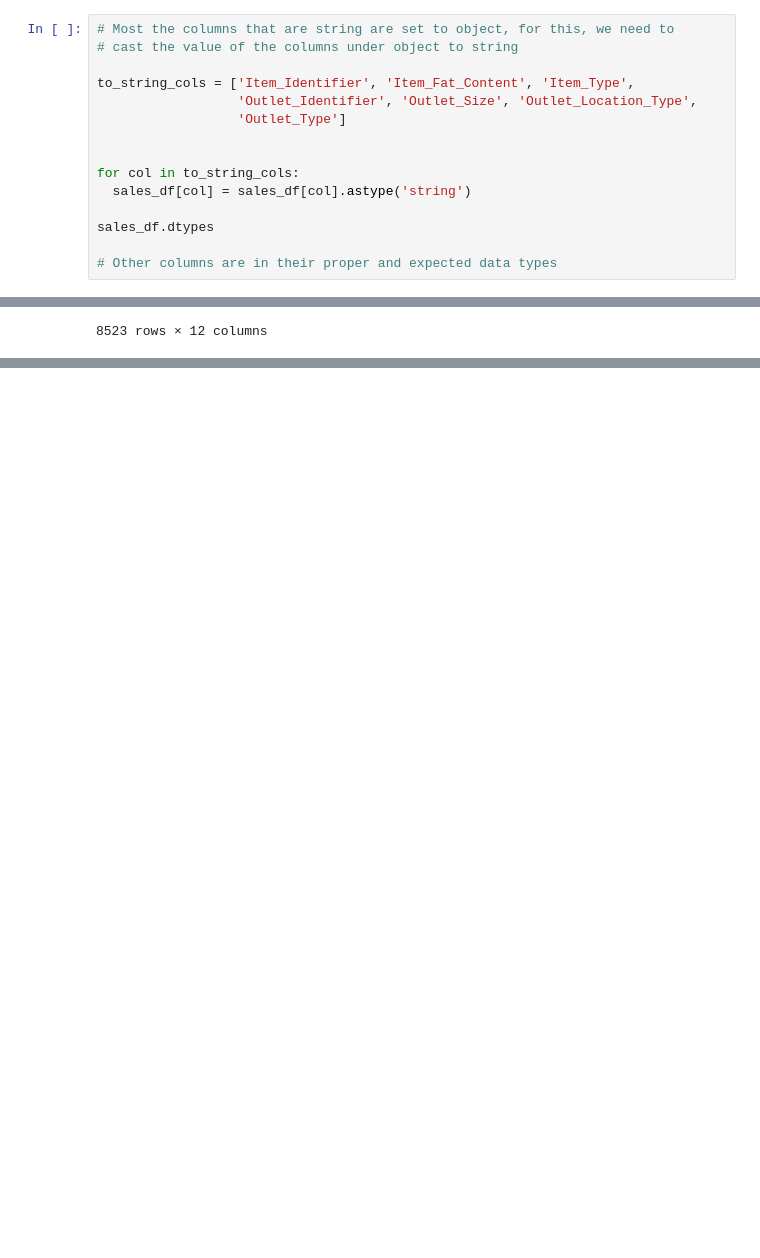
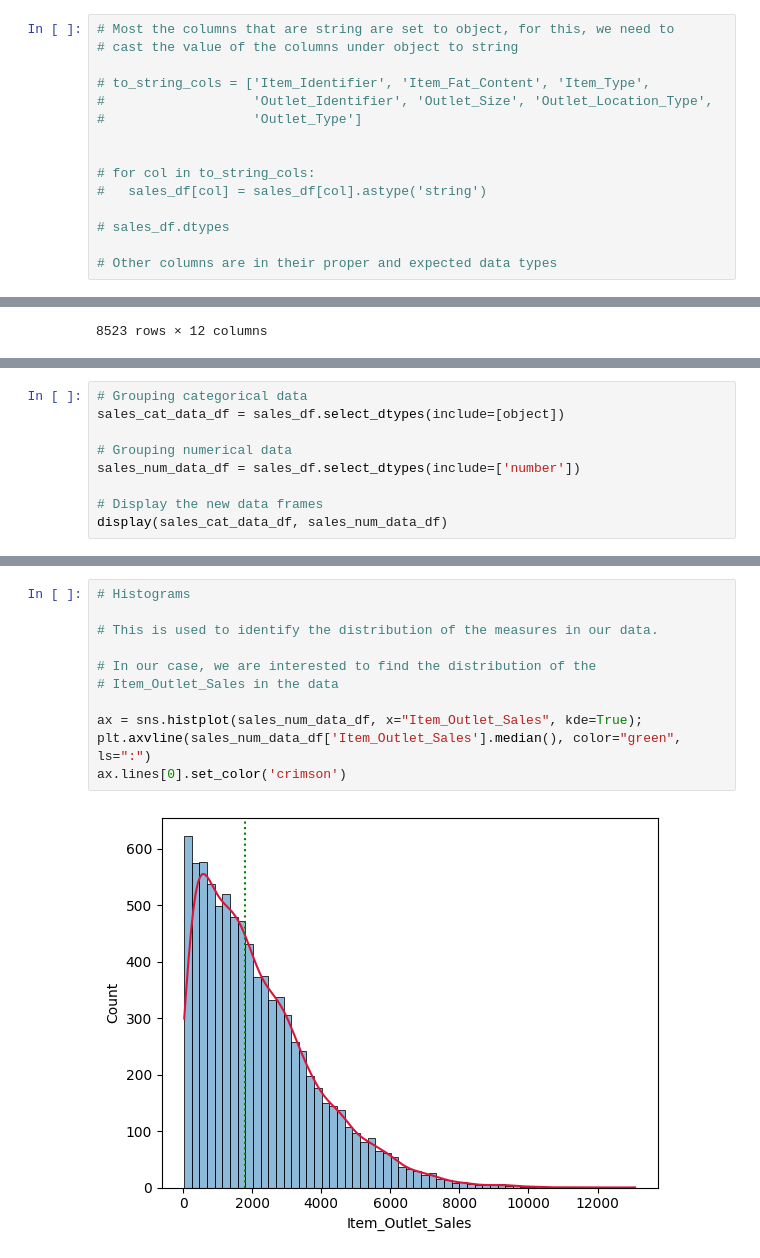
Before and after one commit to jpcanamaque/codingdojo-project, a Jupyter notebook: CodingDojo_Project.ipynb, the cells around one changed output, grey strips where cells are left out. Drawn from its saved outputs; the diff is of its cells as text; blank space fills up the shorter version.

```diff
--- a/CodingDojo_Project.ipynb
+++ b/CodingDojo_Project.ipynb
@@ -65,14 +70,14 @@ dtype: object
 # Most the columns that are string are set to object, for this, we need to
 # cast the value of the columns under object to string
 
-to_string_cols = ['Item_Identifier', 'Item_Fat_Content', 'Item_Type',
-                  'Outlet_Identifier', 'Outlet_Size', 'Outlet_Location_Type',
-                  'Outlet_Type']
+# to_string_cols = ['Item_Identifier', 'Item_Fat_Content', 'Item_Type',
+#                   'Outlet_Identifier', 'Outlet_Size', 'Outlet_Location_Type',
+#                   'Outlet_Type']
 
 
-for col in to_string_cols:
-  sales_df[col] = sales_df[col].astype('string')
+# for col in to_string_cols:
+#   sales_df[col] = sales_df[col].astype('string')
 
-sales_df.dtypes
+# sales_df.dtypes
 
 # Other columns are in their proper and expected data types
@@ -310,0 +332,9 @@ sales_df
+# %%
+# Grouping categorical data
+sales_cat_data_df = sales_df.select_dtypes(include=[object])
+
+# Grouping numerical data
+sales_num_data_df = sales_df.select_dtypes(include=['number'])
+
+# Display the new data frames
+display(sales_cat_data_df, sales_num_data_df)
@@ -310,0 +370,13 @@ sales_df
+# %%
+# Histograms
+
+# This is used to identify the distribution of the measures in our data.
+
+# In our case, we are interested to find the distribution of the
+# Item_Outlet_Sales in the data
+
+ax = sns.histplot(sales_num_data_df, x="Item_Outlet_Sales", kde=True);
+plt.axvline(sales_num_data_df['Item_Outlet_Sales'].median(), color="green", ls=":")
+ax.lines[0].set_color('crimson')
+# %% [output]
+[figure, added]
```
Also changed, not shown: parts of 21 cells of this notebook.
